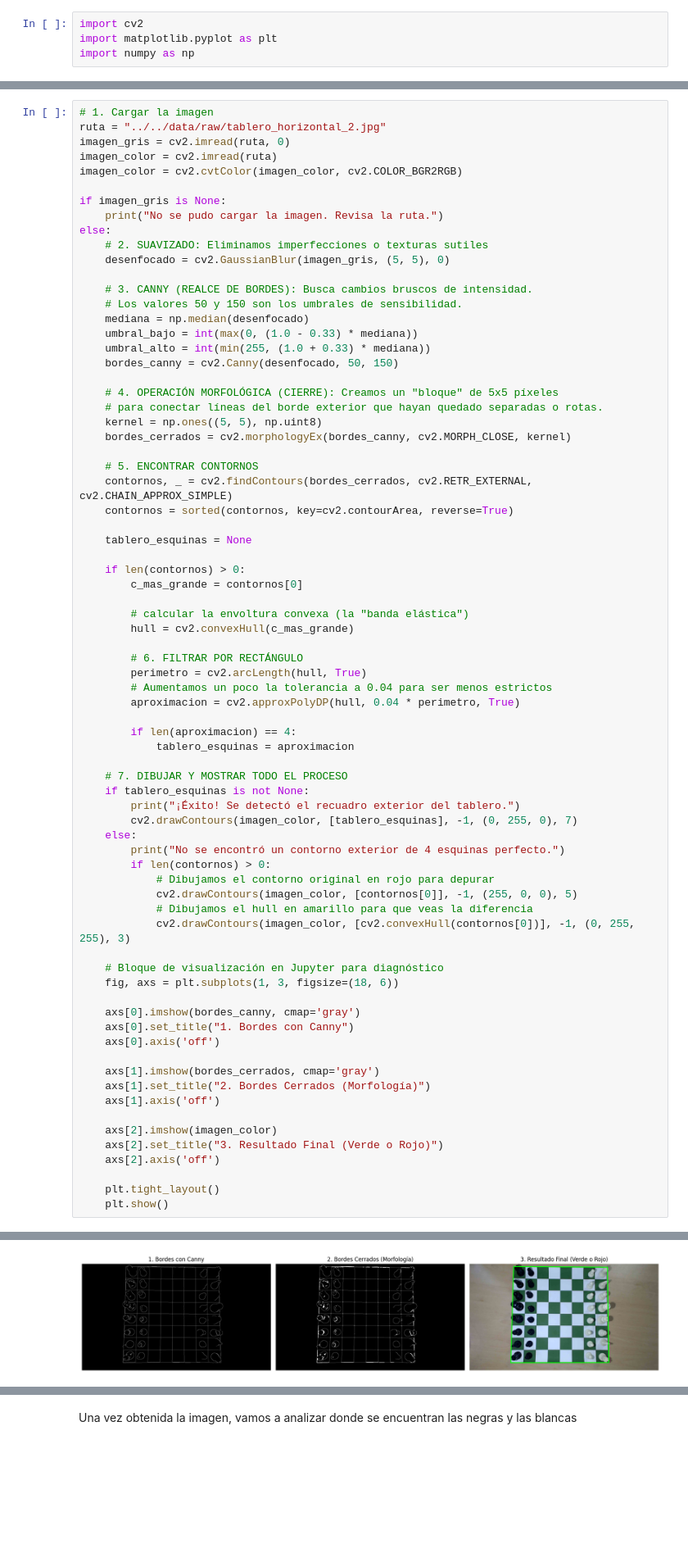
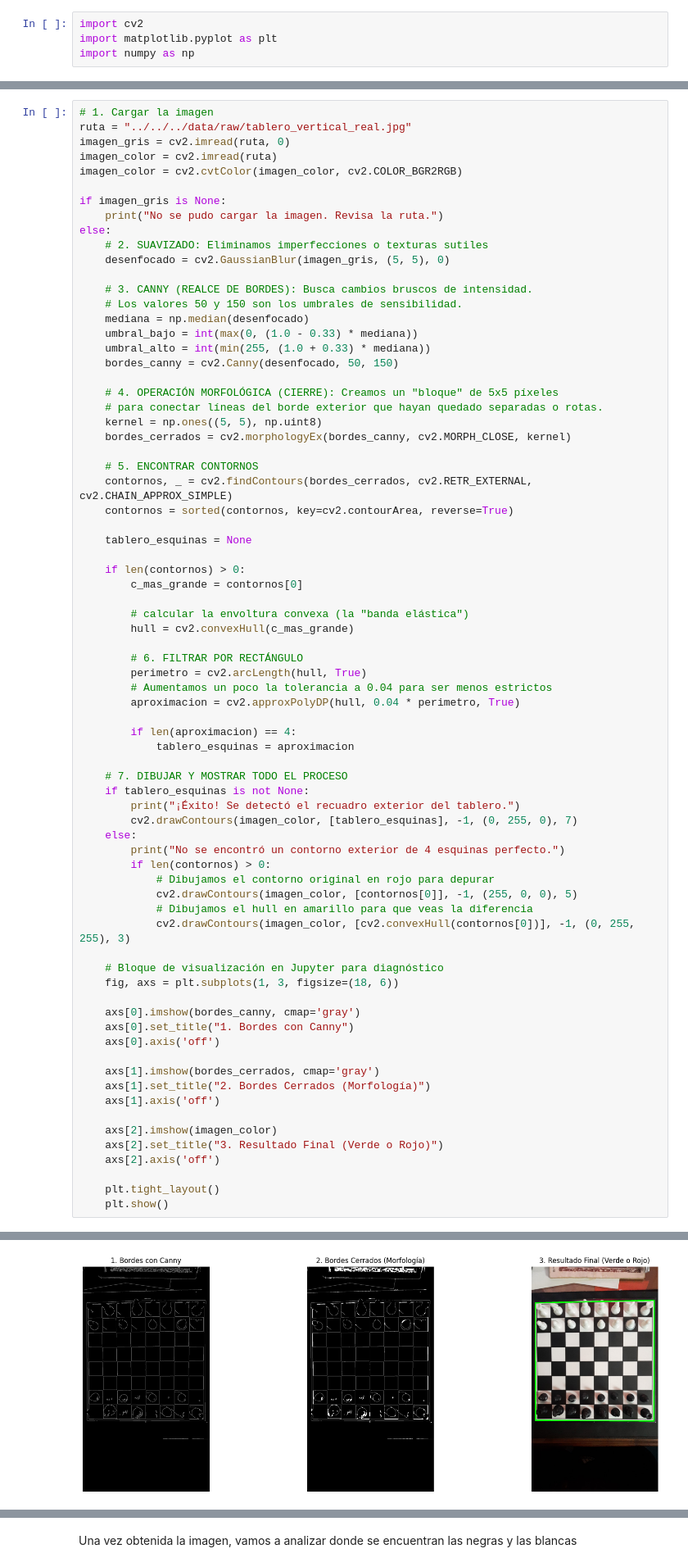
Before and after one commit to gggelme/chess_dataset_maker, a Jupyter notebook: src/parser/notebooks/delimitar_tablero.ipynb, the cells around one changed output, grey strips where cells are left out. Shown at 82% size. Cells and saved outputs as stored; diff of their text form; blank space fills up the shorter version.

```diff
--- a/src/parser/notebooks/delimitar_tablero.ipynb
+++ b/src/parser/notebooks/delimitar_tablero.ipynb
@@ -7,6 +7,6 @@ import numpy as np
 # %%
 # 1. Cargar la imagen
-ruta = "../../data/raw/tablero_horizontal_2.jpg"
+ruta = "../../../data/raw/tablero_vertical_real.jpg"
 imagen_gris = cv2.imread(ruta, 0)
 imagen_color = cv2.imread(ruta)
 imagen_color = cv2.cvtColor(imagen_color, cv2.COLOR_BGR2RGB)
@@ -53,34 +53,34 @@ else:
     if tablero_esquinas is not None:
         print("¡Éxito! Se detectó el recuadro exterior del tablero.")
         cv2.drawContours(imagen_color, [tablero_esquinas], -1, (0, 255, 0), 7)
     else:
         print("No se encontró un contorno exterior de 4 esquinas perfecto.")
         if len(contornos) > 0:
             # Dibujamos el contorno original en rojo para depurar
             cv2.drawContours(imagen_color, [contornos[0]], -1, (255, 0, 0), 5)
             # Dibujamos el hull en amarillo para que veas la diferencia
             cv2.drawContours(imagen_color, [cv2.convexHull(contornos[0])], -1, (0, 255, 255), 3)
 
     # Bloque de visualización en Jupyter para diagnóstico
     fig, axs = plt.subplots(1, 3, figsize=(18, 6))
 
     axs[0].imshow(bordes_canny, cmap='gray')
     axs[0].set_title("1. Bordes con Canny")
     axs[0].axis('off')
 
     axs[1].imshow(bordes_cerrados, cmap='gray')
     axs[1].set_title("2. Bordes Cerrados (Morfología)")
     axs[1].axis('off')
 
     axs[2].imshow(imagen_color)
     axs[2].set_title("3. Resultado Final (Verde o Rojo)")
     axs[2].axis('off')
 
     plt.tight_layout()
     plt.show()
 # %% [output]
 ¡Éxito! Se detectó el recuadro exterior del tablero.
-[figure, old version]
+[figure, new version]
 # %%
 print(tablero_esquinas)
 # %% [output]
```
Also changed, not shown: parts of 21 cells of this notebook, 7 other files.
